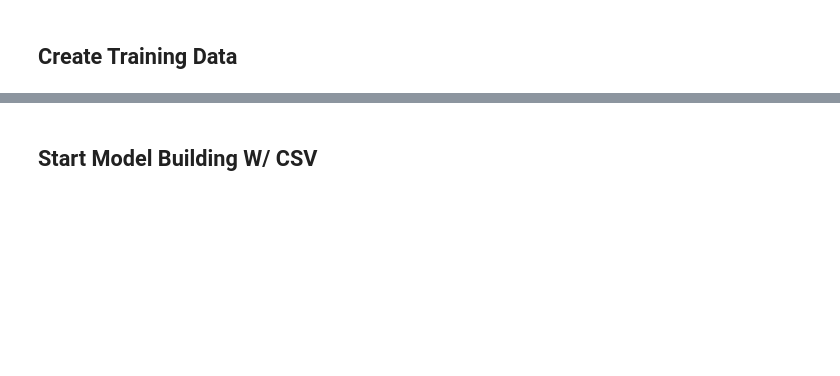
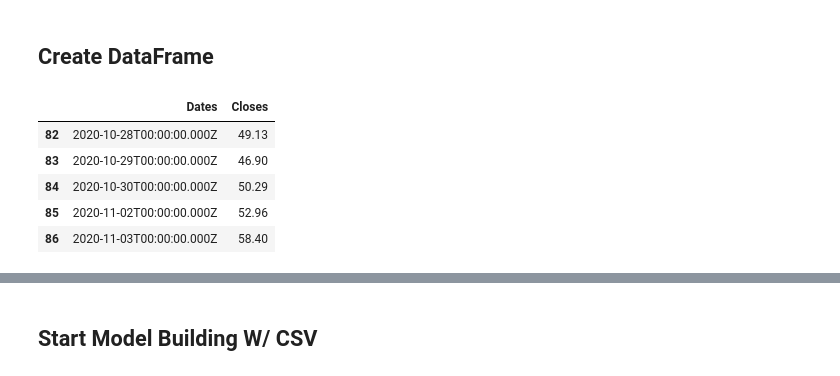
Before and after one commit to Andre-Williams22/Time-Series-Analysis, a Jupyter notebook: Jupyter-Notebooks/Complex Keras LSTM Stock Prediction.ipynb, the cells around one changed output, grey strips where cells are left out. Cells and saved outputs as stored; diff of their text form; code cells hidden in the pictures; blank space fills up the shorter version.

```diff
--- a/Jupyter-Notebooks/Complex Keras LSTM Stock Prediction.ipynb
+++ b/Jupyter-Notebooks/Complex Keras LSTM Stock Prediction.ipynb
@@ -95,6 +109,15 @@ Name: date, Length: 85, dtype: object
 # %% [markdown]
-## Create Training Data
+## Create DataFrame
 # %%
-x_train, y_train = get_stock_data('LMND', '2020-06-01', '2020-08-31')
-x_test, y_test = get_stock_data('LMND', '2020-06-01', '2020-10-31')
+api_df = create_datasets('LMND', '2020-06-01', '2020-11-03')
+#x_test, y_test = create_datasets('LMND', '2020-06-01', '2020-10-31')
+
+api_df.tail()
+# %% [output]
+|  | Dates | Closes |
+| 82 | 2020-10-28T00:00:00.000Z | 49.13 |
+| 83 | 2020-10-29T00:00:00.000Z | 46.90 |
+| 84 | 2020-10-30T00:00:00.000Z | 50.29 |
+| 85 | 2020-11-02T00:00:00.000Z | 52.96 |
+| 86 | 2020-11-03T00:00:00.000Z | 58.40 |
 # %%
```
Also changed, not shown: parts of 31 cells of this notebook, 3 other files.
